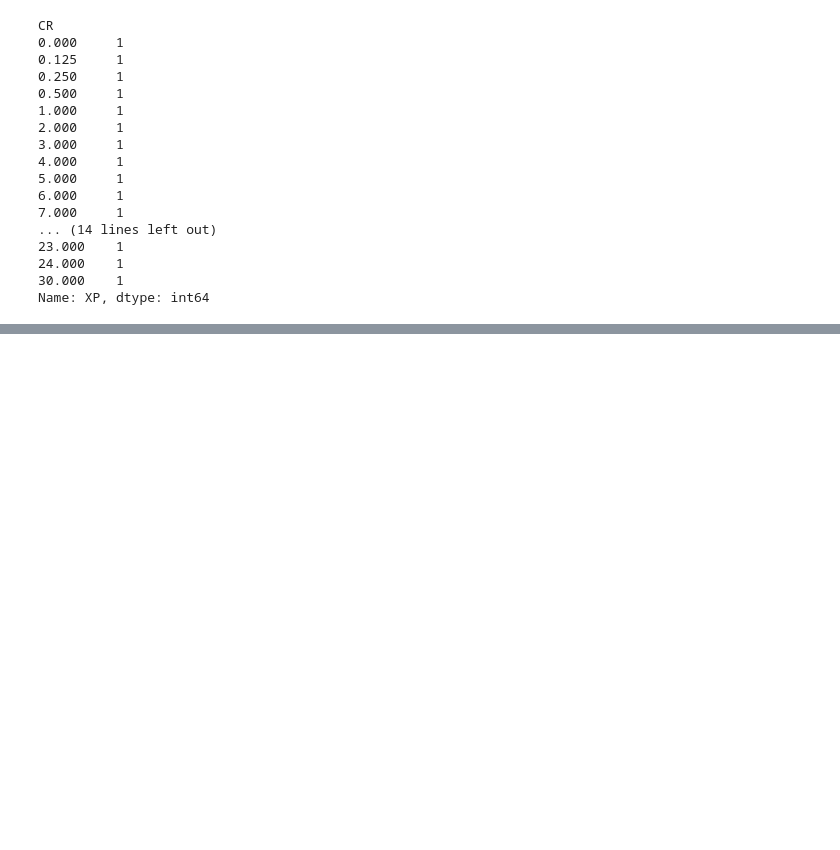
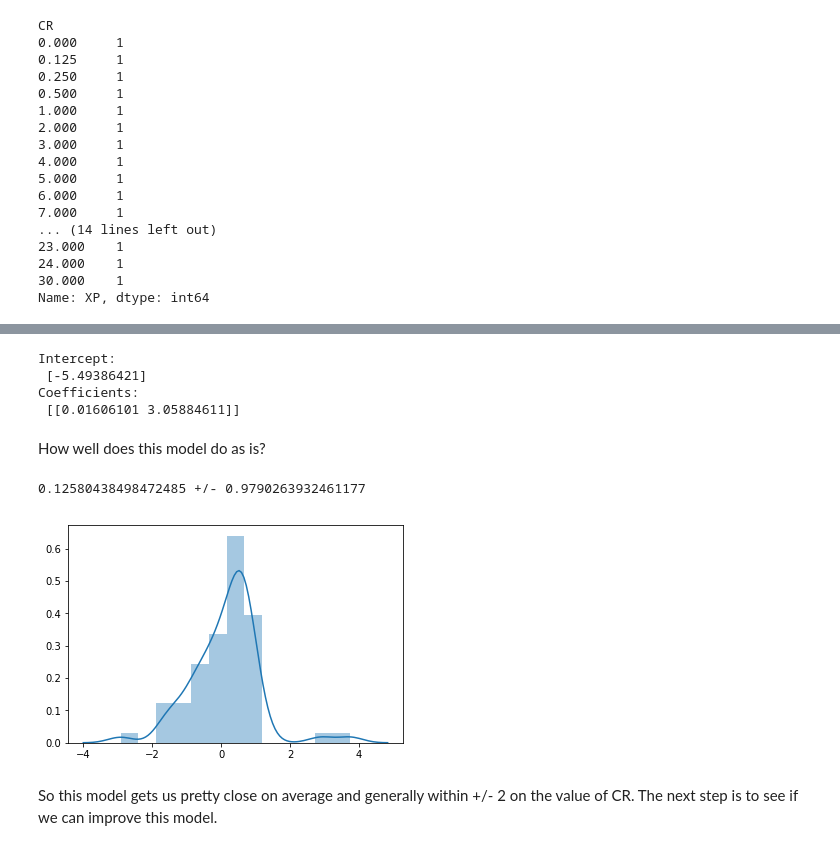
Before and after one commit to r3dunlop/DnDMonsterEngine, a Jupyter notebook: MonsterBasicAnalysis.ipynb, the cells around one changed output, grey strips where cells are left out. Saved outputs shown, nothing was run; the diff lists cells and outputs as text; code cells hidden in the pictures; blank space fills up the shorter version.

```diff
--- a/MonsterBasicAnalysis.ipynb
+++ b/MonsterBasicAnalysis.ipynb
@@ -196,0 +237,27 @@ plt.show()
+# %%
+X_train, X_test, y_train, y_test = train_test_split(X, y, test_size=0.2, random_state=0)
+# %%
+regr = linear_model.LinearRegression()
+regr.fit(X_train[["HP","Proficiency"]], y_train)
+print('Intercept: \n', regr.intercept_)
+print('Coefficients: \n', regr.coef_)
+# %% [output]
+Intercept:
+ [-5.49386421]
+Coefficients:
+ [[0.01606101 3.05884611]]
+# %% [markdown]
+How well does this model do as is?
+# %%
+def prediction_difference_list(predictions,actual):
+    return [ predictions[i] - actual[i] for i in range(len(predictions))]
+
+y_pred = regr.predict(X_test[["HP","Proficiency"]])
+prediction_diff = prediction_difference_list(y_pred,y_test.CR.to_list())
+sns.distplot(a=prediction_diff);
+print("{0} +/- {1}".format(np.mean(prediction_diff),np.std(prediction_diff)))
+# %% [output]
+0.12580438498472485 +/- 0.9790263932461177
+[figure, added]
+# %% [markdown]
+So this model gets us pretty close on average and generally within +/- 2 on the value of CR. The next step is to see if we can improve this model.
```
Also changed, not shown: parts of 6 cells of this notebook, 1 other file.
